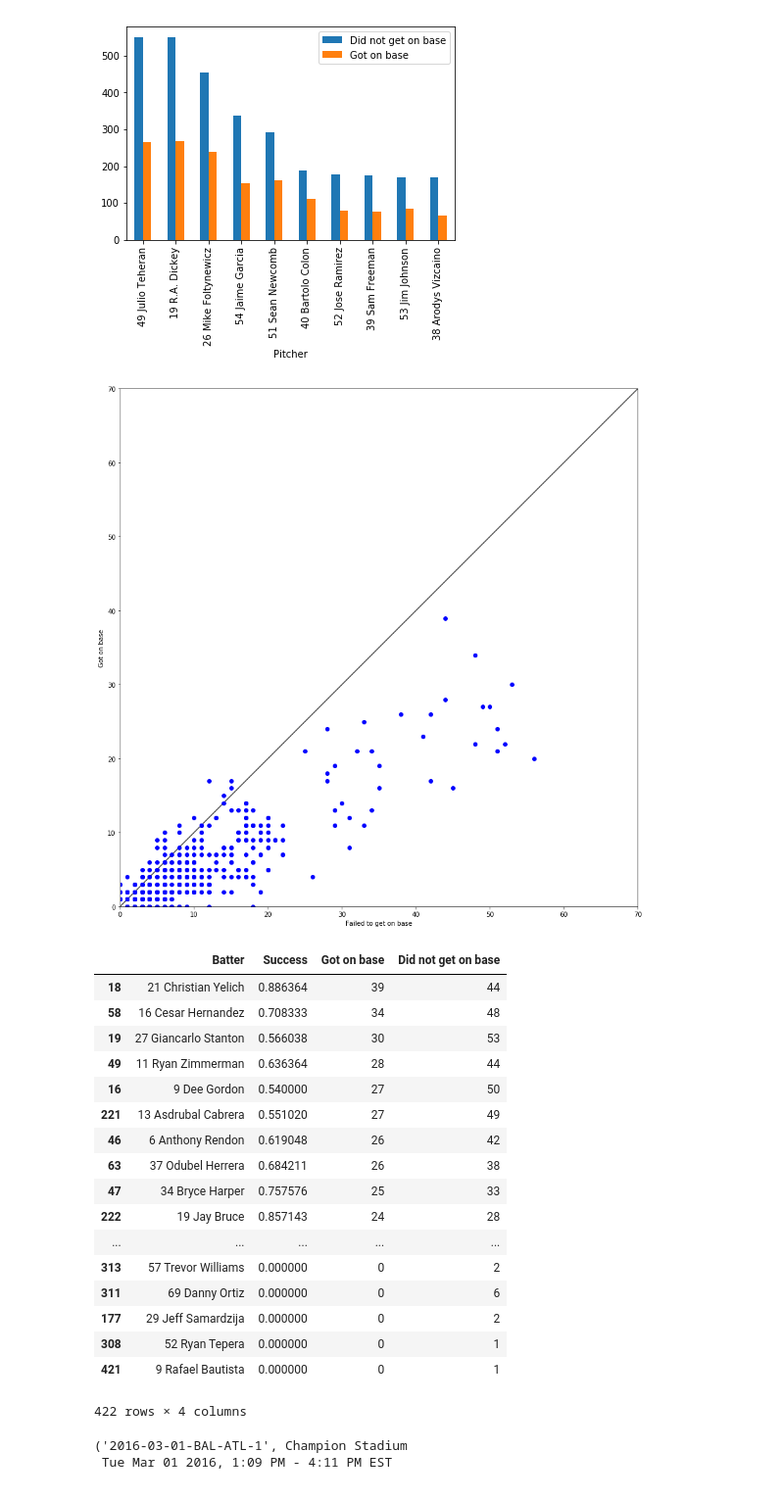
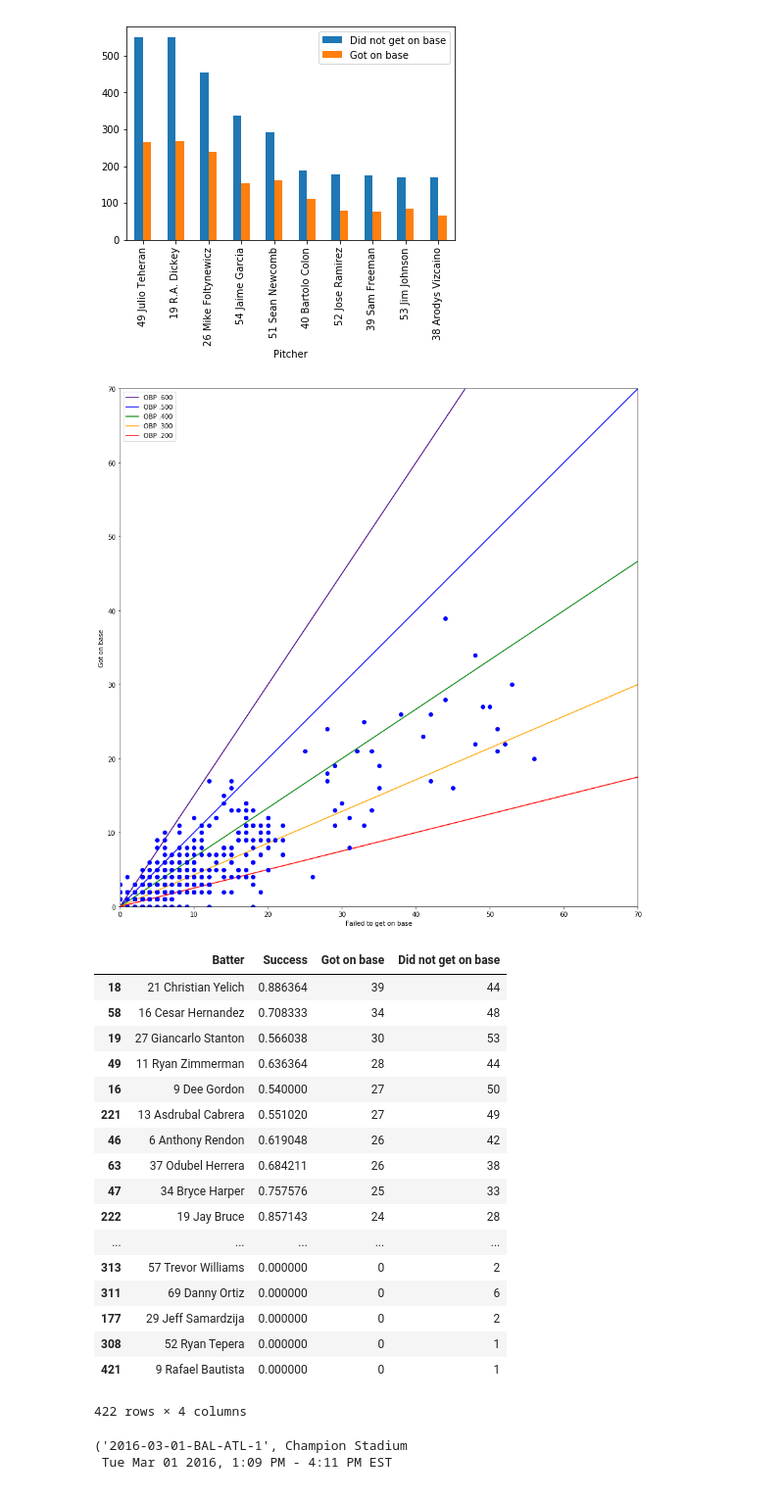
Before and after one commit to benjamincrom/baseball, a Jupyter notebook: baseball_stats.ipynb, the cells around one changed output. Shown at 98% size. Drawn from its saved outputs; the diff is of its cells as text; code cells hidden in the pictures.

```diff
--- a/baseball_stats.ipynb
+++ b/baseball_stats.ipynb
@@ -437,23 +437,33 @@ df5 = pd.DataFrame(data=x, columns=['Batter',
 # %%
 fig, ax = plt.subplots(figsize=(15,15))
 plt.ylim(0, 70)
 plt.xlim(0, 70)
 
+lims_600 = [0, 105]
+ax.plot(lims, lims_600, 'k-', alpha=1.0, zorder=0, color="indigo", label="OBP .600")
 lims = [0, 70]
-ax.plot(lims, lims, 'k-', alpha=0.75, zorder=0)
+ax.plot(lims, lims, 'k-', alpha=1.0, zorder=0, color="blue", label="OBP .500")
+lims_400 = [0, 46.667]
+ax.plot(lims, lims_400, 'k-', alpha=1.0, zorder=0, color="green", label="OBP .400")
+lims_300 = [0, 30]
+ax.plot(lims, lims_300, 'k-', alpha=1.0, zorder=0, color="orange", label="OBP .300")
+lims_200 = [0, 17.5]
+ax.plot(lims, lims_200, 'k-', alpha=1.0, zorder=0, color="red", label="OBP .200")
+
 ax.set_aspect('equal')
 ax.set_xlim(lims)
 ax.set_ylim(lims)
 ax.set(xlabel="Failed to get on base", ylabel="Got on base")
 
 t = df5['Got on base']
 f = df5['Did not get on base']
+plt.legend()
 b = plt.scatter(f, t, c='b')
 plt.show()
 
 df5.sort_values('Got on base', ascending=False)
 # %% [output]
-[figure, old version]
+[figure, new version]
 |  | Batter | Success | Got on base | Did not get on base |
 | 18 | 21 Christian Yelich | 0.886364 | 39 | 44 |
 | 58 | 16 Cesar Hernandez | 0.708333 | 34 | 48 |
```
